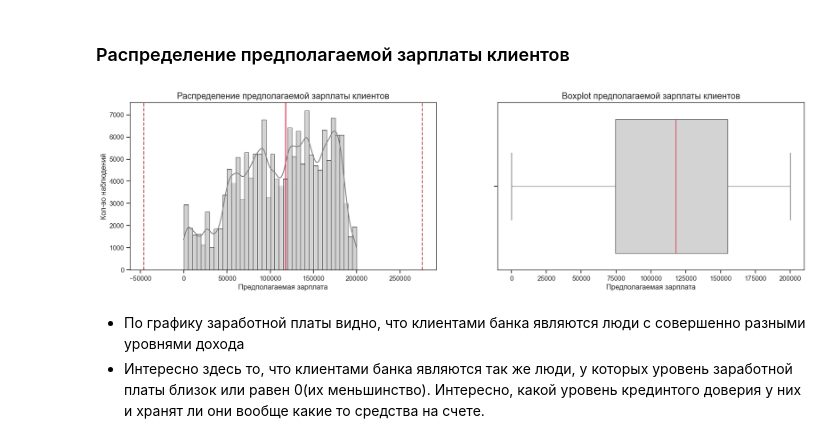
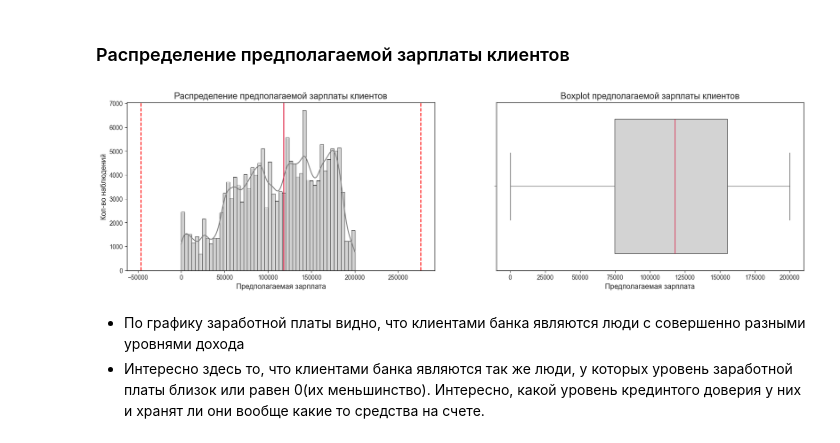
Before and after one commit to yuvscherbatov/Bank-Churn-Classification, a Jupyter notebook: EDA.ipynb, the cells around one changed output. Saved outputs shown, nothing was run; the diff lists cells and outputs as text; code cells hidden in the pictures.

```diff
--- a/EDA.ipynb
+++ b/EDA.ipynb
@@ -25,9 +24,5 @@ from sklearn.metrics import confusion_matrix, ConfusionMatrixDisplay, accuracy_s
 # %% [markdown]
 # EDA
-# %%
-sns.set(rc={'figure.figsize' : (9, 6)})
-sns.color_palette("pastel")
-sns.set_style("ticks")
 # %%
 train_df = pd.read_csv('data/train.csv')
 test_df = pd.read_csv('data/test.csv')
@@ -279,26 +272,26 @@ plt.show()
 # %%
 sns.set_style("ticks")
 fig, ax = plt.subplots(1, 2, figsize=(20, 5))
-sns.histplot(train_df['EstimatedSalary'], bins=40, kde=True, color='grey', edgecolor='black', ax=ax[0])
+sns.histplot(train_df['EstimatedSalary'], bins=50, kde=True, color='grey', edgecolor='black', ax=ax[0])
 for bar in ax[0].patches:
     if bar.get_x() <= calculate_bounds(train_df['EstimatedSalary'])[0] or bar.get_x() >= calculate_bounds(train_df['EstimatedSalary'])[1]:
         bar.set_facecolor('crimson')
     else:
         bar.set_facecolor('lightgrey')
 ax[0].set_xlabel('Предполагаемая зарплата')
 ax[0].set_ylabel('Кол-во наблюдений')
 ax[0].set_title('Распределение предполагаемой зарплаты клиентов')
 ax[0].axvline(train_df['EstimatedSalary'].median(), color='crimson', label=f"Median Credit Score {train_df['EstimatedSalary'].median()}")
 ax[0].axvline(x=calculate_bounds(train_df['EstimatedSalary'])[0], color='r', linestyle='--')
 ax[0].axvline(x=calculate_bounds(train_df['EstimatedSalary'])[1], color='r', linestyle='--')
 
 sns.boxplot(x=train_df['EstimatedSalary'], flierprops={"marker": "x"}, boxprops={"facecolor": 'lightgrey'}, medianprops=dict(color="crimson"), ax=ax[1])
 ax[1].set_xlabel('Предполагаемая зарплата')
 ax[1].set_title('Boxplot предполагаемой зарплаты клиентов')
 plt.style.use('ggplot')
 plt.show()
 # %% [output]
-[figure, old version]
+[figure, new version]
 # %% [markdown]
 - По графику заработной платы видно, что клиентами банка являются люди с совершенно разными уровнями дохода
 - Интересно здесь то, что клиентами банка являются так же люди, у которых уровень заработной платы близок или равен 0(их меньшинство). Интересно, какой уровень крединтого доверия у них и хранят ли они вообще какие то средства на счете.
```
Also changed, not shown: parts of 18 cells of this notebook, 3 other files.
